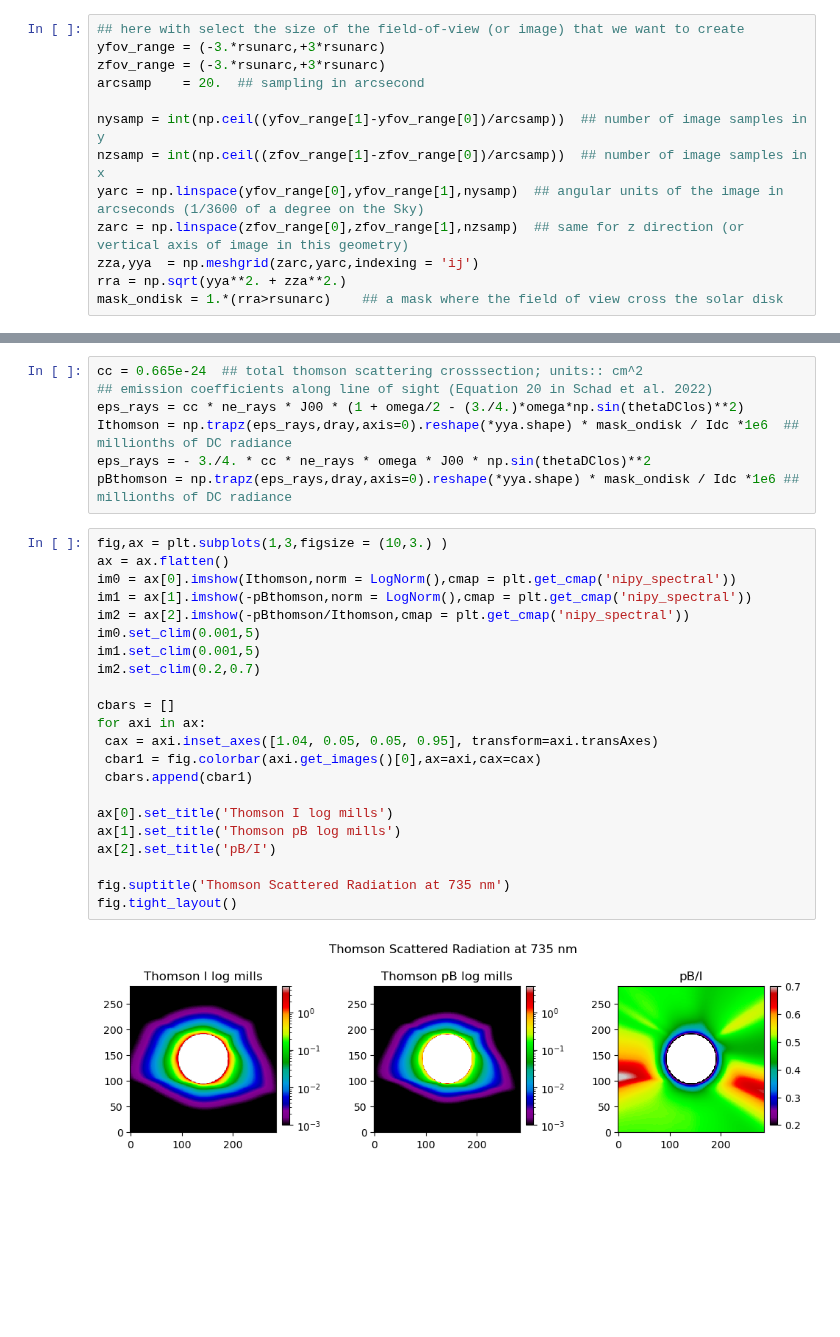
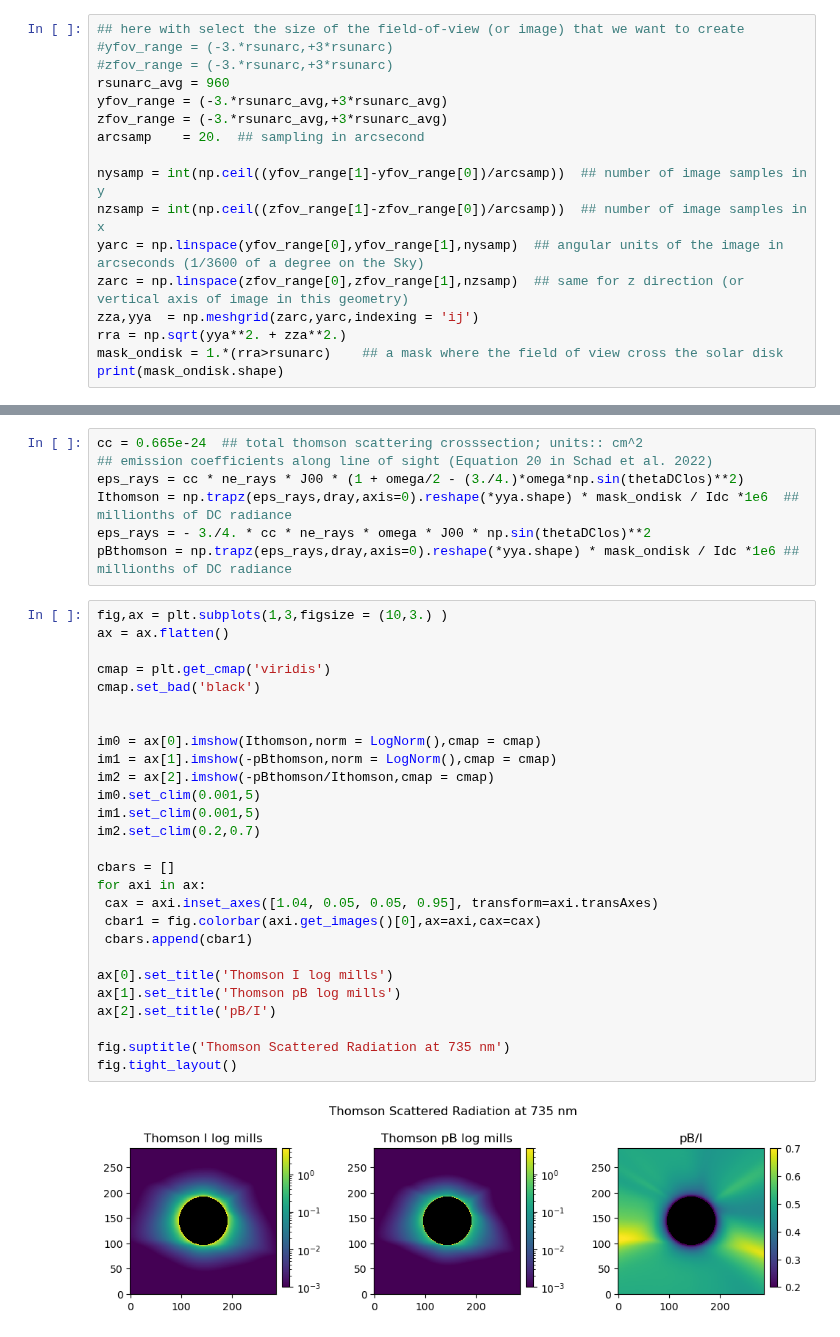
Before and after one commit to tschad/pycelp, a Jupyter notebook: examples/Example_PSI_Thomson_Synthesis.ipynb, the cells around one changed output, grey strips where cells are left out. Saved outputs shown, nothing was run; the diff lists cells and outputs as text; blank space fills up the shorter version.

```diff
--- a/examples/Example_PSI_Thomson_Synthesis.ipynb
+++ b/examples/Example_PSI_Thomson_Synthesis.ipynb
@@ -255,7 +259,10 @@ print(xObs,yObs,zObs)
 # %%
 ## here with select the size of the field-of-view (or image) that we want to create
-yfov_range = (-3.*rsunarc,+3*rsunarc)
-zfov_range = (-3.*rsunarc,+3*rsunarc)
+#yfov_range = (-3.*rsunarc,+3*rsunarc)
+#zfov_range = (-3.*rsunarc,+3*rsunarc)
+rsunarc_avg = 960
+yfov_range = (-3.*rsunarc_avg,+3*rsunarc_avg)
+zfov_range = (-3.*rsunarc_avg,+3*rsunarc_avg)
 arcsamp    = 20.  ## sampling in arcsecond
 
 nysamp = int(np.ceil((yfov_range[1]-yfov_range[0])/arcsamp))  ## number of image samples in y
@@ -265,3 +272,4 @@ zarc = np.linspace(zfov_range[0],zfov_range[1],nzsamp)  ## same for z direction
 zza,yya  = np.meshgrid(zarc,yarc,indexing = 'ij')
 rra = np.sqrt(yya**2. + zza**2.)
 mask_ondisk = 1.*(rra>rsunarc)    ## a mask where the field of view cross the solar disk
+print(mask_ondisk.shape)
@@ -450,24 +460,29 @@ pBthomson = np.trapz(eps_rays,dray,axis=0).reshape(*yya.shape) * mask_ondisk / I
 # %%
 fig,ax = plt.subplots(1,3,figsize = (10,3.) )
 ax = ax.flatten()
-im0 = ax[0].imshow(Ithomson,norm = LogNorm(),cmap = plt.get_cmap('nipy_spectral'))
-im1 = ax[1].imshow(-pBthomson,norm = LogNorm(),cmap = plt.get_cmap('nipy_spectral'))
-im2 = ax[2].imshow(-pBthomson/Ithomson,cmap = plt.get_cmap('nipy_spectral'))
+
+cmap = plt.get_cmap('viridis')
+cmap.set_bad('black')
+
+
+im0 = ax[0].imshow(Ithomson,norm = LogNorm(),cmap = cmap)
+im1 = ax[1].imshow(-pBthomson,norm = LogNorm(),cmap = cmap)
+im2 = ax[2].imshow(-pBthomson/Ithomson,cmap = cmap)
 im0.set_clim(0.001,5)
 im1.set_clim(0.001,5)
 im2.set_clim(0.2,0.7)
 
 cbars = []
 for axi in ax:
  cax = axi.inset_axes([1.04, 0.05, 0.05, 0.95], transform=axi.transAxes)
  cbar1 = fig.colorbar(axi.get_images()[0],ax=axi,cax=cax)
  cbars.append(cbar1)
 
 ax[0].set_title('Thomson I log mills')
 ax[1].set_title('Thomson pB log mills')
 ax[2].set_title('pB/I')
 
 fig.suptitle('Thomson Scattered Radiation at 735 nm')
 fig.tight_layout()
 # %% [output]
-[figure, old version]
+[figure, new version]
```
Also changed, not shown: parts of 10 cells of this notebook, 3 other files.
